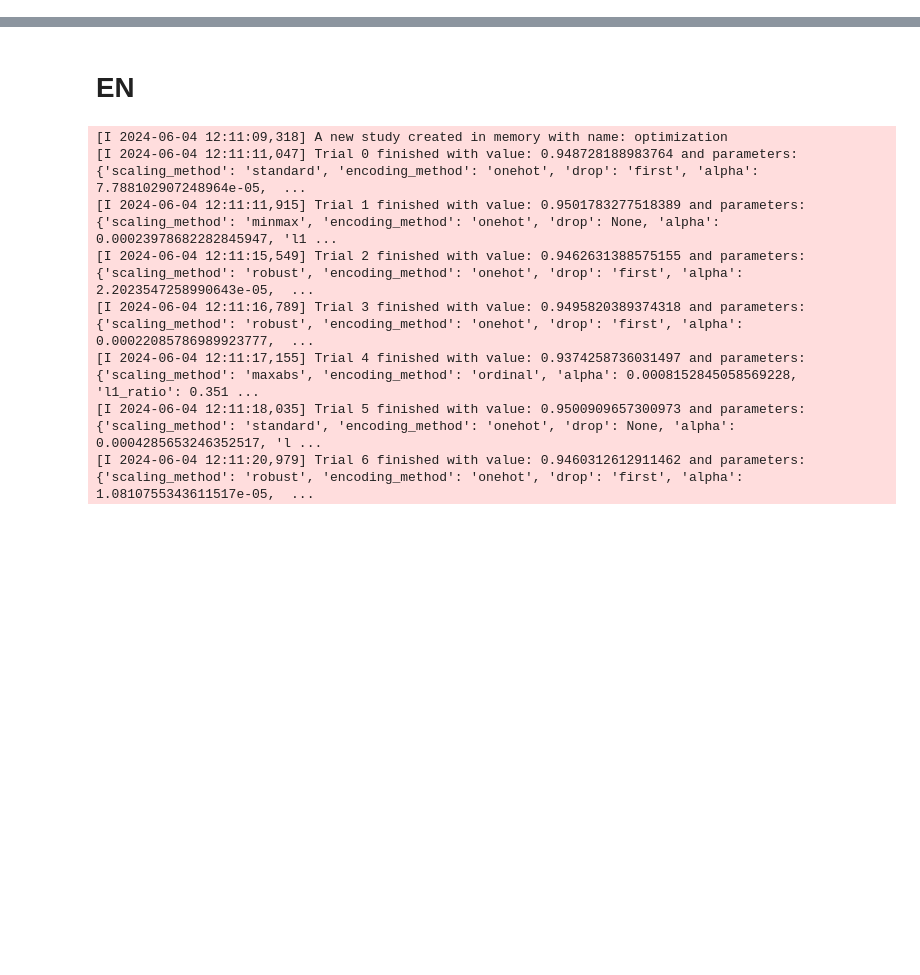
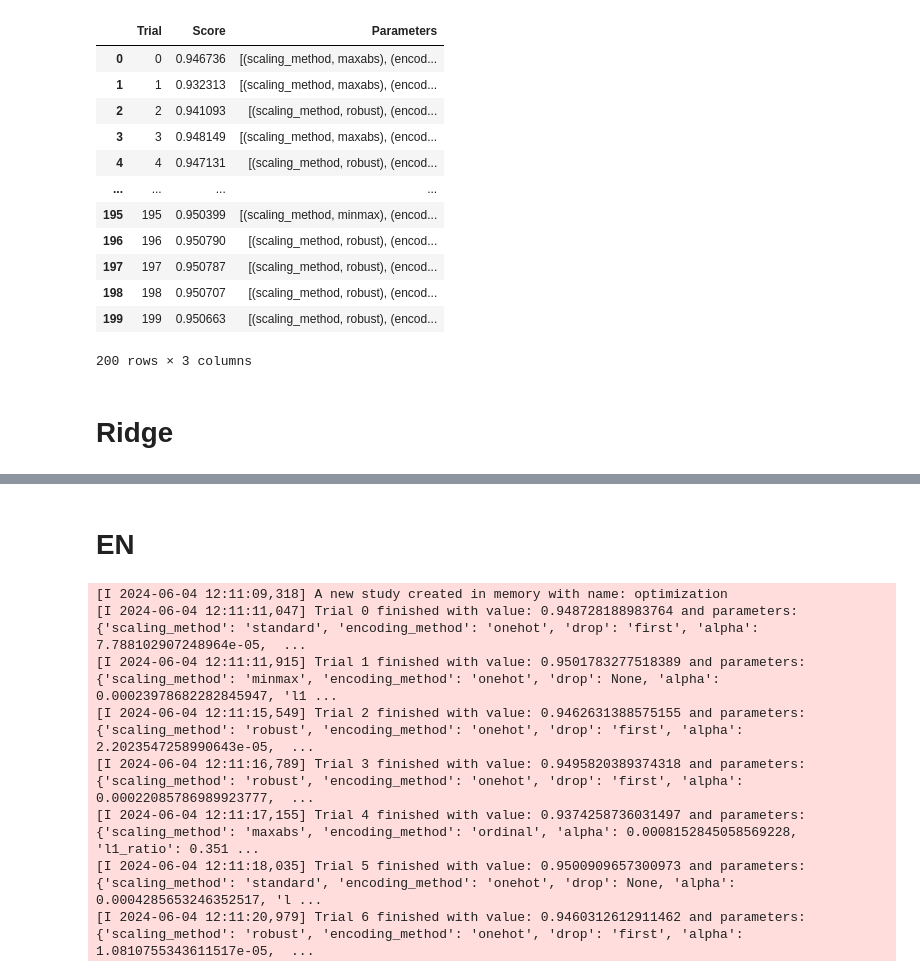
Before and after one commit to Na-ta-lie/Ames-Price-Prediction, a Jupyter notebook: Optuna_tuned_models.ipynb, the cells around one changed output, grey strips where cells are left out. Drawn from its saved outputs; the diff is of its cells as text; code cells hidden in the pictures; blank space fills up the shorter version.

```diff
--- a/Optuna_tuned_models.ipynb
+++ b/Optuna_tuned_models.ipynb
@@ -236,3 +225,37 @@ print(study_lasso.best_params)
+# %%
+trial_number = []
+score = []
+parameters = []
+optuna_dict = {}
+trials = range(200)
+
+for trial in trials:
+    trial_number.append(study_lasso.get_trials()[trial].number)
+    score.append(study_lasso.get_trials()[trial].value)
+    parameters.append(list(study_lasso.get_trials()[trial].params.items()))
+
+optuna_dict['Trial'] = trial_number
+optuna_dict['Score'] = score
+optuna_dict['Parameters'] = parameters
+
+optuna_lasso = pd.DataFrame.from_dict(optuna_dict)
+optuna_lasso
+# %% [output]
+|  | Trial | Score | Parameters |
+| 0 | 0 | 0.946736 | [(scaling_method, maxabs), (encod... |
+| 1 | 1 | 0.932313 | [(scaling_method, maxabs), (encod... |
+| 2 | 2 | 0.941093 | [(scaling_method, robust), (encod... |
+| 3 | 3 | 0.948149 | [(scaling_method, maxabs), (encod... |
+| 4 | 4 | 0.947131 | [(scaling_method, robust), (encod... |
+| ... | ... | ... | ... |
+| 195 | 195 | 0.950399 | [(scaling_method, minmax), (encod... |
+| 196 | 196 | 0.950790 | [(scaling_method, robust), (encod... |
+| 197 | 197 | 0.950787 | [(scaling_method, robust), (encod... |
+| 198 | 198 | 0.950707 | [(scaling_method, robust), (encod... |
+| 199 | 199 | 0.950663 | [(scaling_method, robust), (encod... |
+200 rows × 3 columns
+# %% [markdown]
+# Ridge
 # %%
 def instantiate_ridge(trial : Trial) -> Ridge:
     params = {
```
Also changed, not shown: parts of 14 cells of this notebook, 37 other files.
